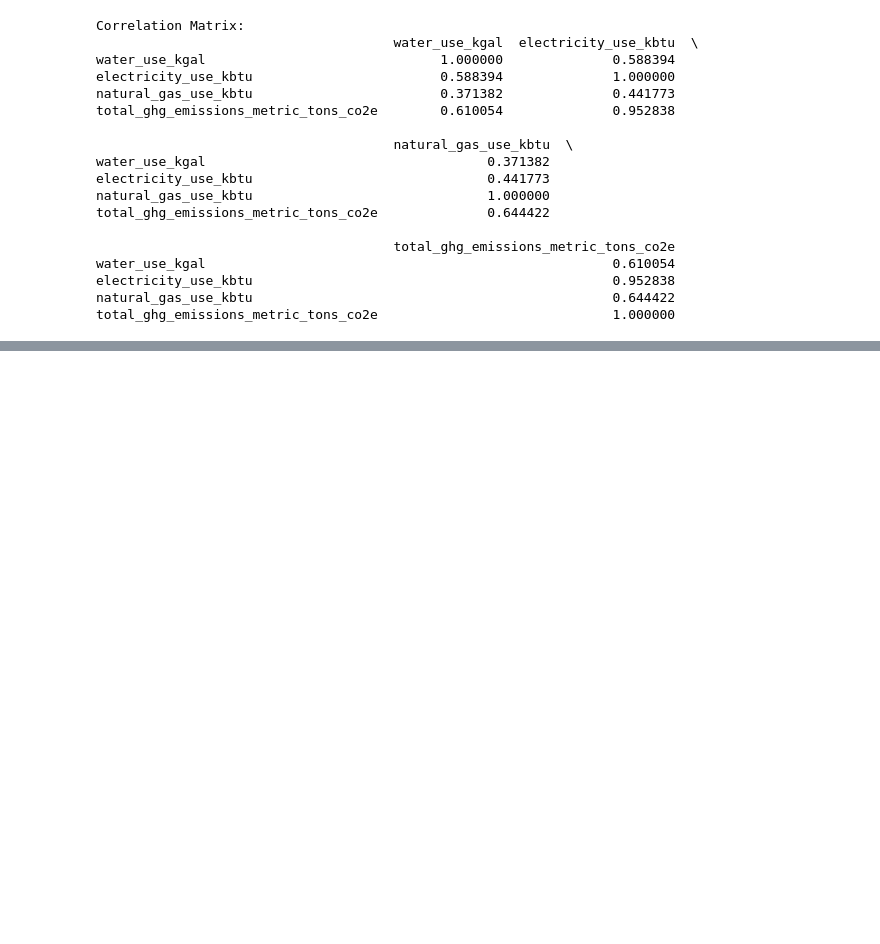
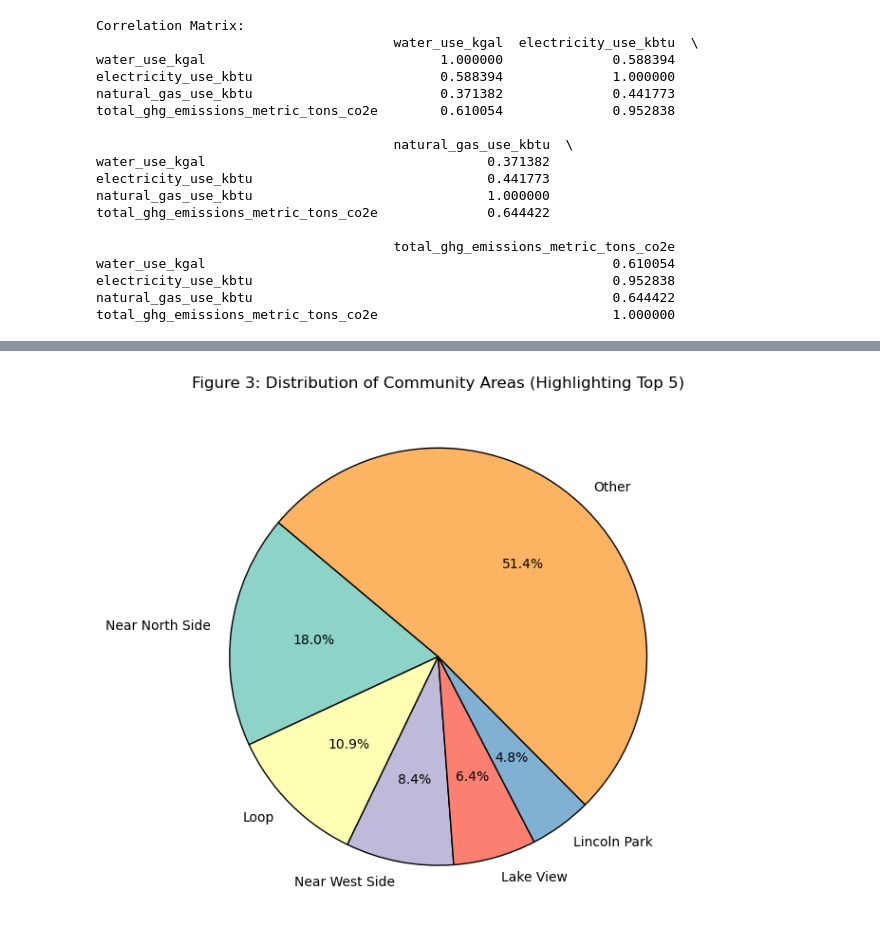
Before and after one commit to illinois-data-curation/is477-sp25-group17, a Jupyter notebook: is477_final_project.ipynb, the cells around one changed output, grey strips where cells are left out. Saved outputs shown, nothing was run; the diff lists cells and outputs as text; code cells hidden in the pictures; blank space fills up the shorter version.

```diff
--- a/is477_final_project.ipynb
+++ b/is477_final_project.ipynb
@@ -294,0 +307,17 @@ F-statistic: 11.731799602814695, p-value: 6.6462138967110615e-136
+# %%
+community_counts = df_clean['community_area_name'].value_counts()
+top_5_communities = community_counts.head(5)
+
+others_count = community_counts.iloc[5:].sum()
+pie_data = top_5_communities.copy()
+pie_data['Other'] = others_count
+
+colors = sns.color_palette('Set3', len(pie_data))
+
+plt.figure(figsize=(10, 6))
+plt.pie(pie_data, labels=pie_data.index, autopct='%1.1f%%', startangle=140, colors=colors, wedgeprops={'edgecolor': 'black'})
+plt.title('Figure 3: Distribution of Community Areas (Highlighting Top 5)')
+plt.tight_layout()
+plt.show()
+# %% [output]
+[figure, added]
```
Also changed, not shown: parts of 20 cells of this notebook.
